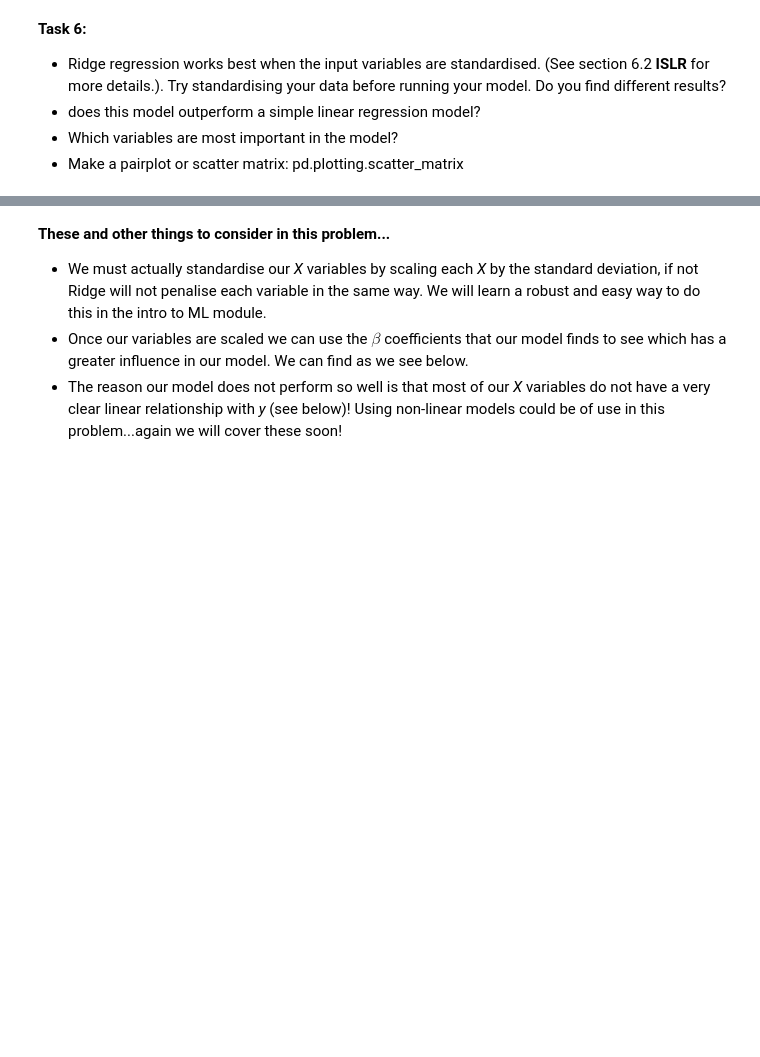
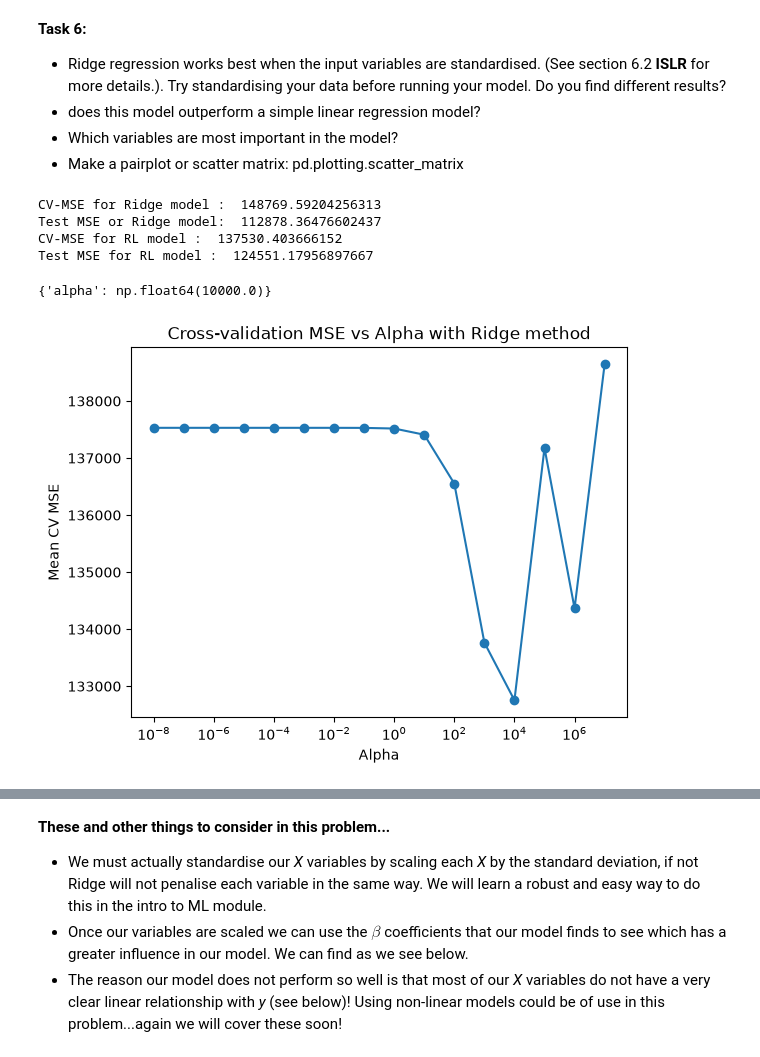
Before and after one commit to srcccninta/RegLin, a Jupyter notebook: RL_Ressources/Notebooks/03-CrossValidation_Regularisation.ipynb, the cells around one changed output, grey strips where cells are left out. Drawn from its saved outputs; the diff is of its cells as text; code cells hidden in the pictures; blank space fills up the shorter version.

```diff
--- a/RL_Ressources/Notebooks/03-CrossValidation_Regularisation.ipynb
+++ b/RL_Ressources/Notebooks/03-CrossValidation_Regularisation.ipynb
@@ -534,3 +632,38 @@ We can plot our cv values for each of our model flexibilities (alpha values)....
 * does this model outperform a simple linear regression model?
 * Which variables are most important in the model?
 * Make a pairplot or scatter matrix: pd.plotting.scatter_matrix
+# %%
+# regularised model - lasso build
+ridge = Ridge(max_iter=10000)
+
+param_grid = [
+ {'alpha': x2}
+ ]
+
+ridge_model = GridSearchCV(ridge, param_grid, cv=5, scoring='neg_mean_squared_error')
+ridge_model.fit(X_train, y_train)
+
+ridge_result = pd.DataFrame(ridge_model.cv_results_)
+#print(grid_results)
+
+cv_ridge = cross_val_score(ridge_model, X_train, y_train, cv = 5, scoring='neg_mean_squared_error')
+
+y_pred_ridge = ridge_model.predict(X_test)
+mse_ridge = mean_squared_error(y_test, y_pred_ridge)
+
+print('CV-MSE for Ridge model : ', np.mean(-cv_ridge))
+print('Test MSE or Ridge model: ', mse_ridge)
+
+lin_reg = LinearRegression()
+cv_RL = cross_val_score(lin_reg, X_train, y_train, cv = 5, scoring='neg_mean_squared_error')
+lin_reg.fit(X_train, y_train)
+y_pred_RL = model.predict(X_test)
+mse_RL = mean_squared_error(y_test, y_pred_RL)
+
+print('CV-MSE for RL model : ', np.mean(-cv_RL))
+print('Test MSE for RL model : ', mse_RL)
+# %% [output]
+CV-MSE for Ridge model :  148769.59204256313
+Test MSE or Ridge model:  112878.36476602437
+CV-MSE for RL model :  137530.403666152
+Test MSE for RL model :  124551.17956897667
@@ -536,0 +675,19 @@ We can plot our cv values for each of our model flexibilities (alpha values)....
+# %%
+grid_search.best_params_
+# %% [output]
+{'alpha': np.float64(10000.0)}
+# %%
+# plot cv values against alpha parameters
+plt.plot(
+    grid_results['param_alpha'],
+    -grid_results['mean_test_score'],
+    marker='o'
+)
+
+plt.xscale('log')
+plt.xlabel('Alpha')
+plt.ylabel('Mean CV MSE')
+plt.title('Cross-validation MSE vs Alpha with Ridge method')
+plt.show()
+# %% [output]
+[figure, added]
```
Also changed, not shown: parts of 28 cells of this notebook.
